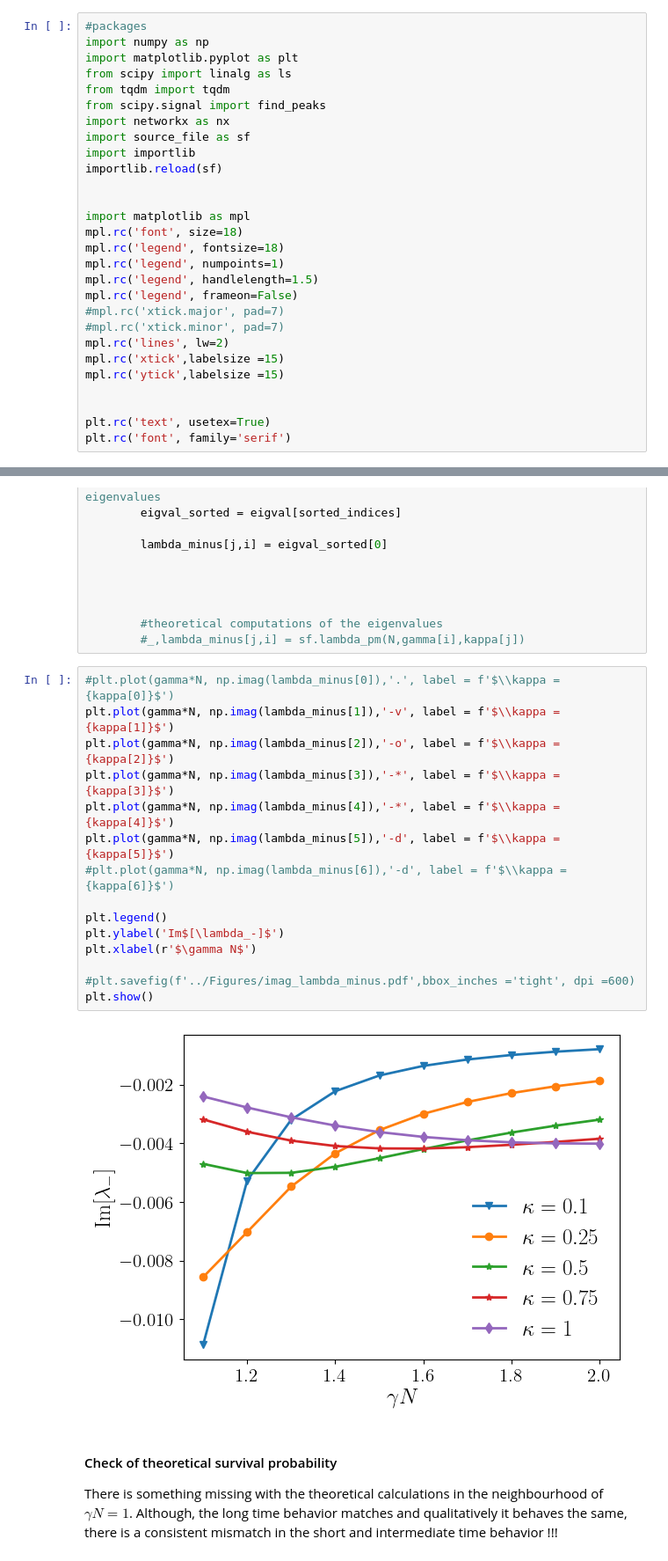
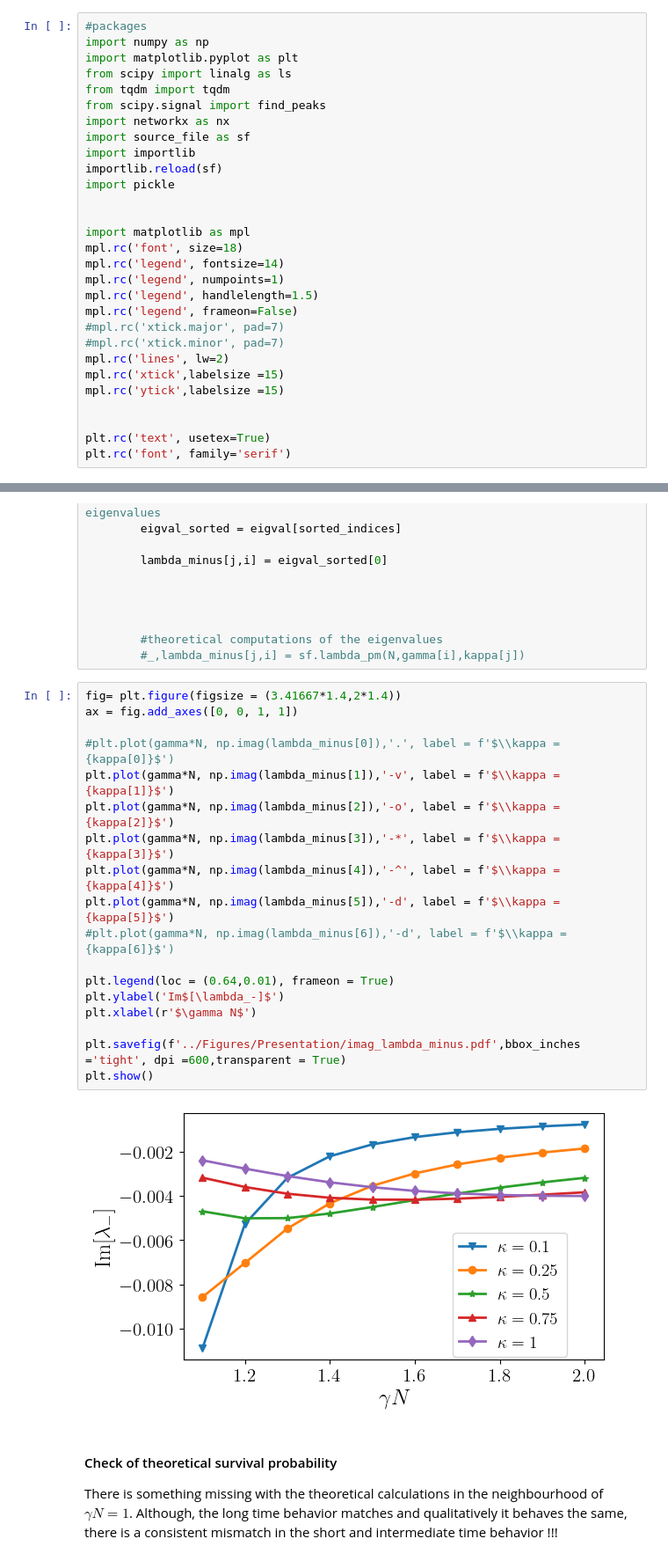
Before and after one commit to sayanr5834/non-Hermitian_QS, a Jupyter notebook: NH_quantum_walker.ipynb, the cells around one changed output, grey strips where cells are left out. Shown at 88% size. Cells and saved outputs as stored; diff of their text form.

```diff
--- a/NH_quantum_walker.ipynb
+++ b/NH_quantum_walker.ipynb
@@ -9,11 +9,12 @@ import networkx as nx
 import source_file as sf
 import importlib
 importlib.reload(sf)
+import pickle
 
 
 import matplotlib as mpl
 mpl.rc('font', size=18)
-mpl.rc('legend', fontsize=18)
+mpl.rc('legend', fontsize=14)
 mpl.rc('legend', numpoints=1)
 mpl.rc('legend', handlelength=1.5)
 mpl.rc('legend', frameon=False)
@@ -228,22 +231,25 @@ for j in range(len(kappa)):
         #theoretical computations of the eigenvalues
         #_,lambda_minus[j,i] = sf.lambda_pm(N,gamma[i],kappa[j])
 # %%
+fig= plt.figure(figsize = (3.41667*1.4,2*1.4))
+ax = fig.add_axes([0, 0, 1, 1])
+
 #plt.plot(gamma*N, np.imag(lambda_minus[0]),'.', label = f'$\\kappa = {kappa[0]}$')
 plt.plot(gamma*N, np.imag(lambda_minus[1]),'-v', label = f'$\\kappa = {kappa[1]}$')
 plt.plot(gamma*N, np.imag(lambda_minus[2]),'-o', label = f'$\\kappa = {kappa[2]}$')
 plt.plot(gamma*N, np.imag(lambda_minus[3]),'-*', label = f'$\\kappa = {kappa[3]}$')
-plt.plot(gamma*N, np.imag(lambda_minus[4]),'-*', label = f'$\\kappa = {kappa[4]}$')
+plt.plot(gamma*N, np.imag(lambda_minus[4]),'-^', label = f'$\\kappa = {kappa[4]}$')
 plt.plot(gamma*N, np.imag(lambda_minus[5]),'-d', label = f'$\\kappa = {kappa[5]}$')
 #plt.plot(gamma*N, np.imag(lambda_minus[6]),'-d', label = f'$\\kappa = {kappa[6]}$')
 
-plt.legend()
+plt.legend(loc = (0.64,0.01), frameon = True)
 plt.ylabel('Im$[\lambda_-]$')
 plt.xlabel(r'$\gamma N$')
 
-#plt.savefig(f'../Figures/imag_lambda_minus.pdf',bbox_inches ='tight', dpi =600)
+plt.savefig(f'../Figures/Presentation/imag_lambda_minus.pdf',bbox_inches ='tight', dpi =600,transparent = True)
 plt.show()
 # %% [output]
-[figure, old version]
+[figure, new version]
 # %% [markdown]
 #### Check of theoretical survival probability
 
```
Also changed, not shown: parts of 19 cells of this notebook.
